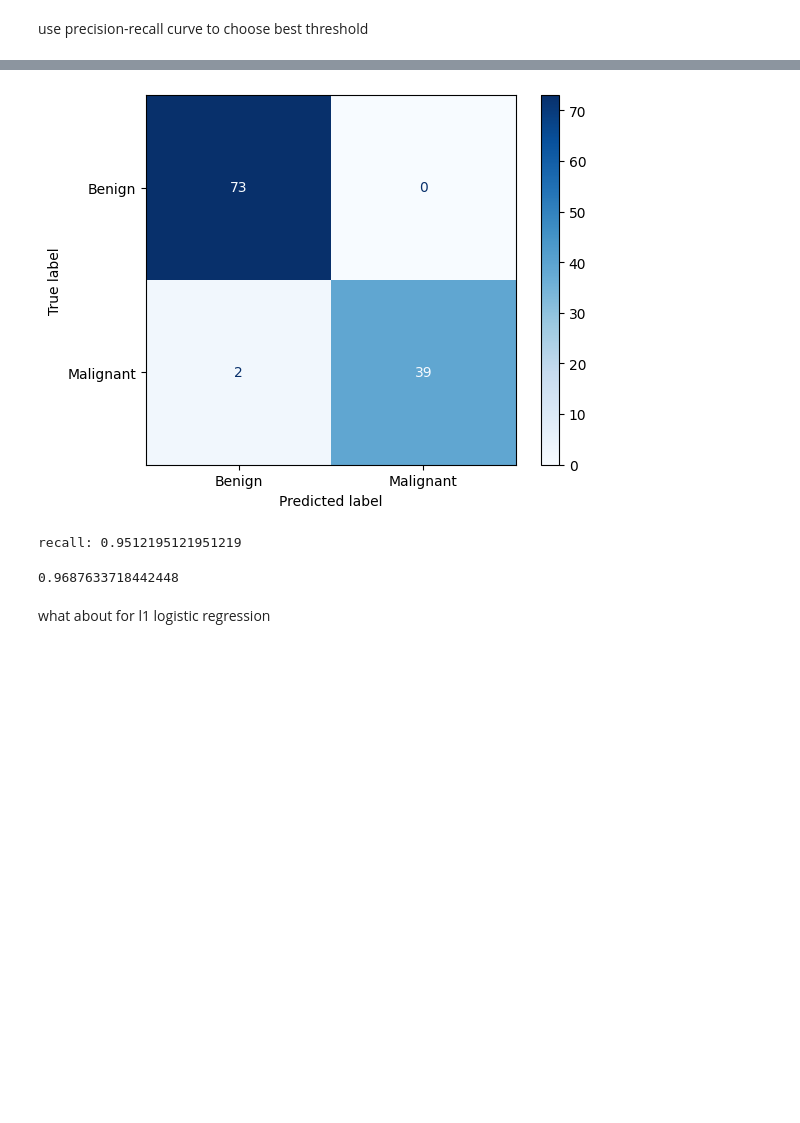
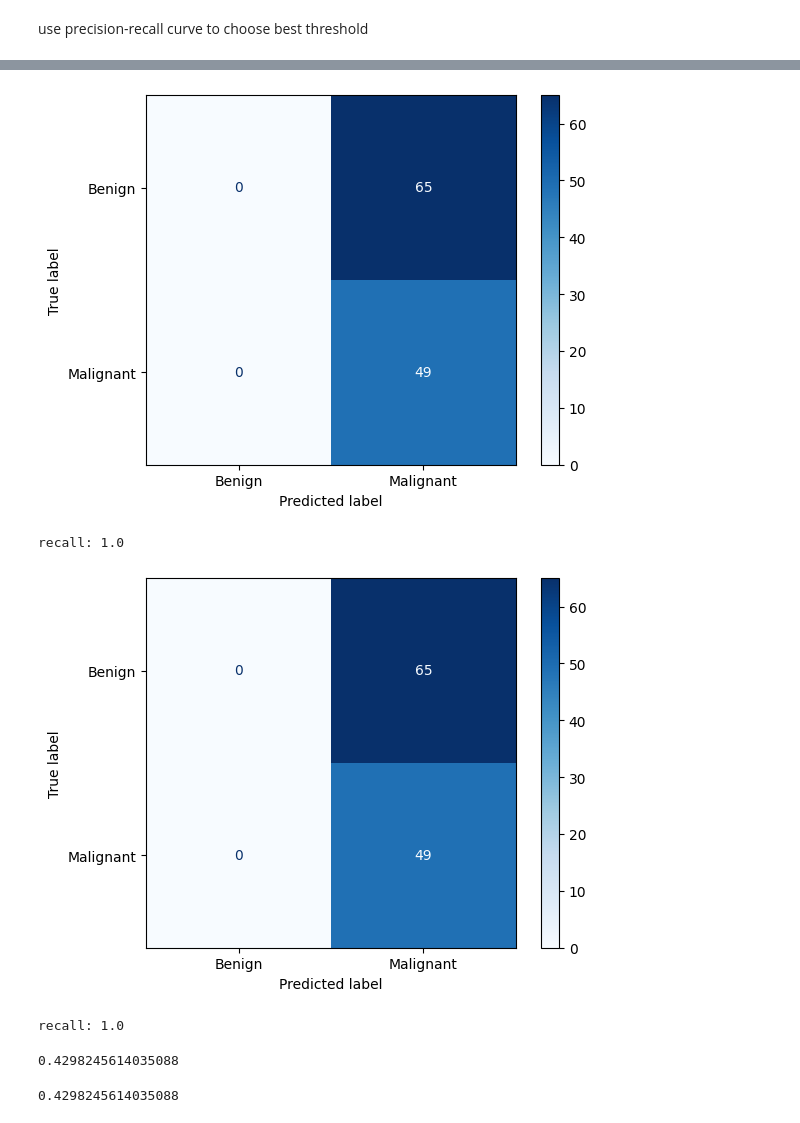
Before and after one commit to jjkim680/Tumor-Classifier, a Jupyter notebook: breastcancer.ipynb, the cells around one changed output, grey strips where cells are left out. Cells and saved outputs as stored; diff of their text form; code cells hidden in the pictures; blank space fills up the shorter version.

Commit message:
currently comparing models

```diff
--- a/breastcancer.ipynb
+++ b/breastcancer.ipynb
@@ -308,0 +320,25 @@ prediction_low_threshold = (probs >= probability_threshold).astype(int)
+# %%
+def predict_using_threshold(probs, probability_threshold):
+    predictions = (probs >= probability_threshold).astype(int)
+    return predictions
+# %%
+def confusion_matrix_and_recall(test_labels, model_predictions):
+    cm = confusion_matrix(test_labels, model_predictions)
+
+    disp = ConfusionMatrixDisplay(confusion_matrix=cm, display_labels=['Benign', 'Malignant'])
+    disp.plot(cmap='Blues')
+    plt.show()
+
+    true_positives = cm[1,1]
+    false_positives = cm[0,1]
+    false_negatives = cm[1,0]
+    true_negatives = cm[0,0]
+
+    actual_positives = true_positives + false_negatives
+    actual_negatives = false_positives + true_negatives
+
+    recall = true_positives / actual_positives
+    print('recall:', recall)
+# %%
+l1_threshold = optimal_threshold_for_target_recall(l1_probs)
+l2_threshold = optimal_threshold_for_target_recall(l2_probs)
@@ -309,12 +350,16 @@ prediction_low_threshold = (probs >= probability_threshold).astype(int)
+# %%
+l1_predictions = predict_using_threshold(l1_probs, l1_threshold)
+l2_predictions = predict_using_threshold(l2_probs, l2_threshold)
 # %%
-confusion_matrix_and_recall(y_test, prediction_low_threshold)
+confusion_matrix_and_recall(y_test, l1_predictions)
+confusion_matrix_and_recall(y_test, l2_predictions)
 # %% [output]
-[figure, old version]
+[figure, new version]
-recall: 0.9512195121951219
+recall: 1.0
+[figure, added]
+recall: 1.0
 # %%
-ap_score = average_precision_score(y_test, prediction_low_threshold)
-ap_score
+l1_ap_score = average_precision_score(y_test, l1_predictions)
+l1_ap_score
 # %% [output]
-0.9687633718442448
+0.4298245614035088
-# %% [markdown]
-what about for l1 logistic regression
@@ -335,0 +366,5 @@ plt.show()
+# %%
+l2_ap_score = average_precision_score(y_test, l2_predictions)
+l2_ap_score
+# %% [output]
+0.4298245614035088
```
Also changed, not shown: parts of 35 cells of this notebook.
